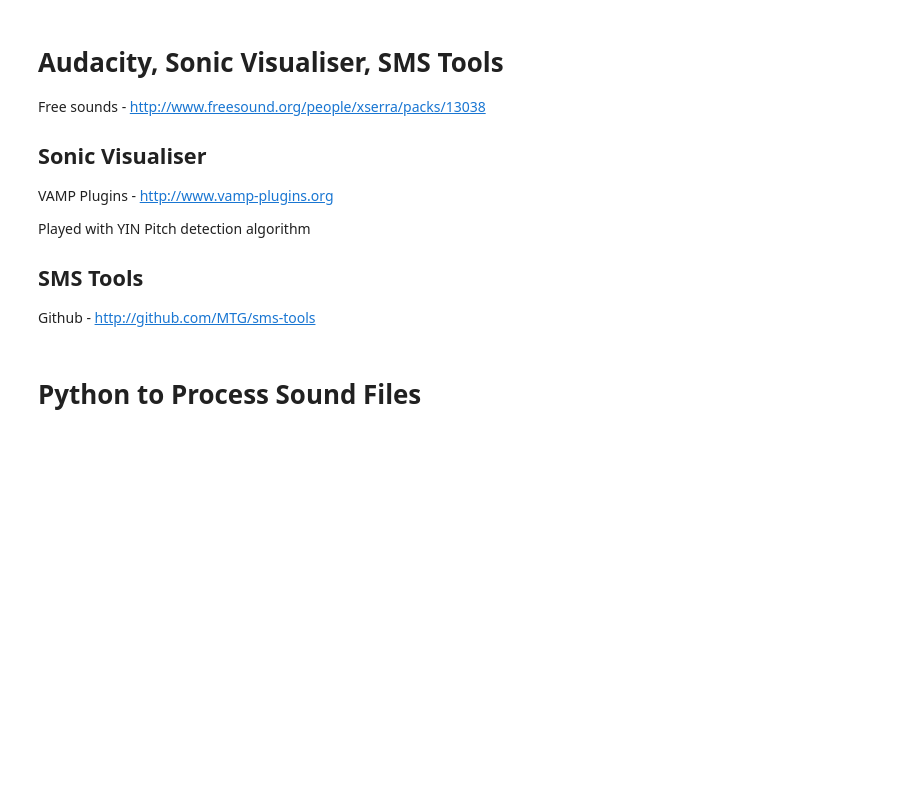
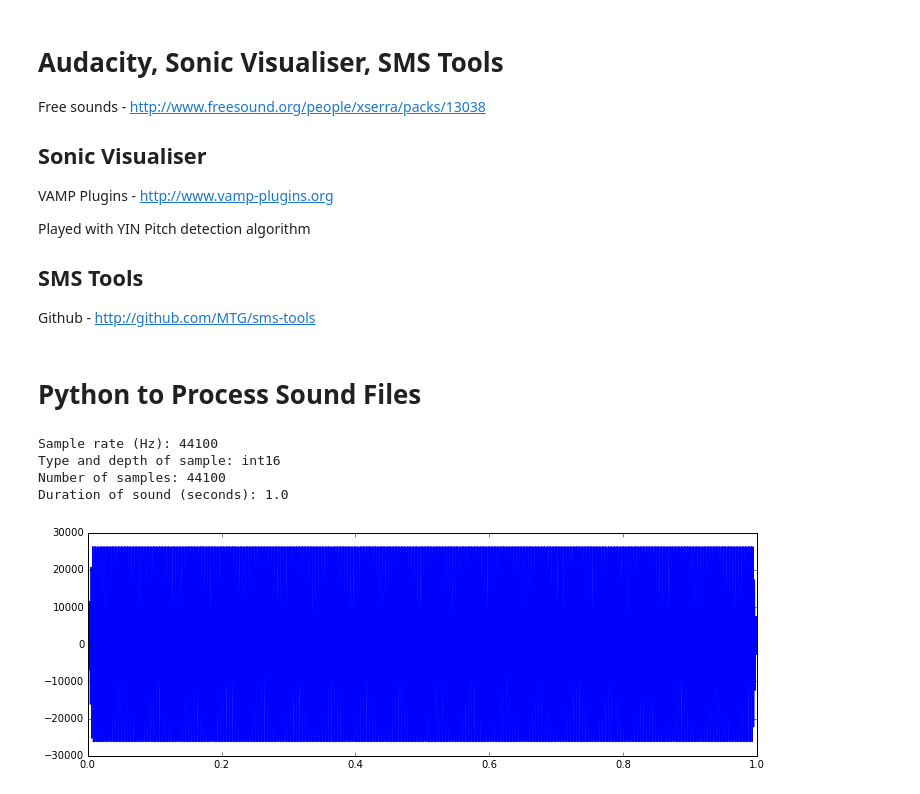
Before and after one commit to jackpien/ipython_notebooks, a Jupyter notebook: coursera_audio_signal_processing/Week 1 - Audio Signal Processing.ipynb, the cells around one changed output. Cells and saved outputs as stored; diff of their text form; code cells hidden in the pictures; blank space fills up the shorter version.

```diff
--- a/coursera_audio_signal_processing/Week 1 - Audio Signal Processing.ipynb
+++ b/coursera_audio_signal_processing/Week 1 - Audio Signal Processing.ipynb
@@ -160,3 +160,30 @@ Played with YIN Pitch detection algorithm
 Github - <http://github.com/MTG/sms-tools>
 # %% [markdown]
 # Python to Process Sound Files
+# %%
+from scipy.io.wavfile import read
+
+sound_fn = "../git_submodules/sms-tools/sounds/sine-440.wav"
+[fs, data] = read(sound_fn)
+
+print "Sample rate (Hz): " + str(fs)
+print "Type and depth of sample: " + str(data.dtype)
+print "Number of samples: " + str(data.size)
+print "Duration of sound (seconds): " + str(data.size/float(fs))
+
+period = 1/440.0
+T = 1.0/fs
+samples_per_period = period / T
+
+# Show 4 waves
+nsamples = data.size #int(samples_per_period * 4)
+t = np.arange(0, data.size, 1) / float(fs)
+plt.figure(figsize=(12,4))
+plt.plot(t[0:nsamples], data[0:nsamples])
+plt.show()
+# %% [output]
+Sample rate (Hz): 44100
+Type and depth of sample: int16
+Number of samples: 44100
+Duration of sound (seconds): 1.0
+[figure, added]
```
Also changed, not shown: parts of 2 cells of this notebook.
